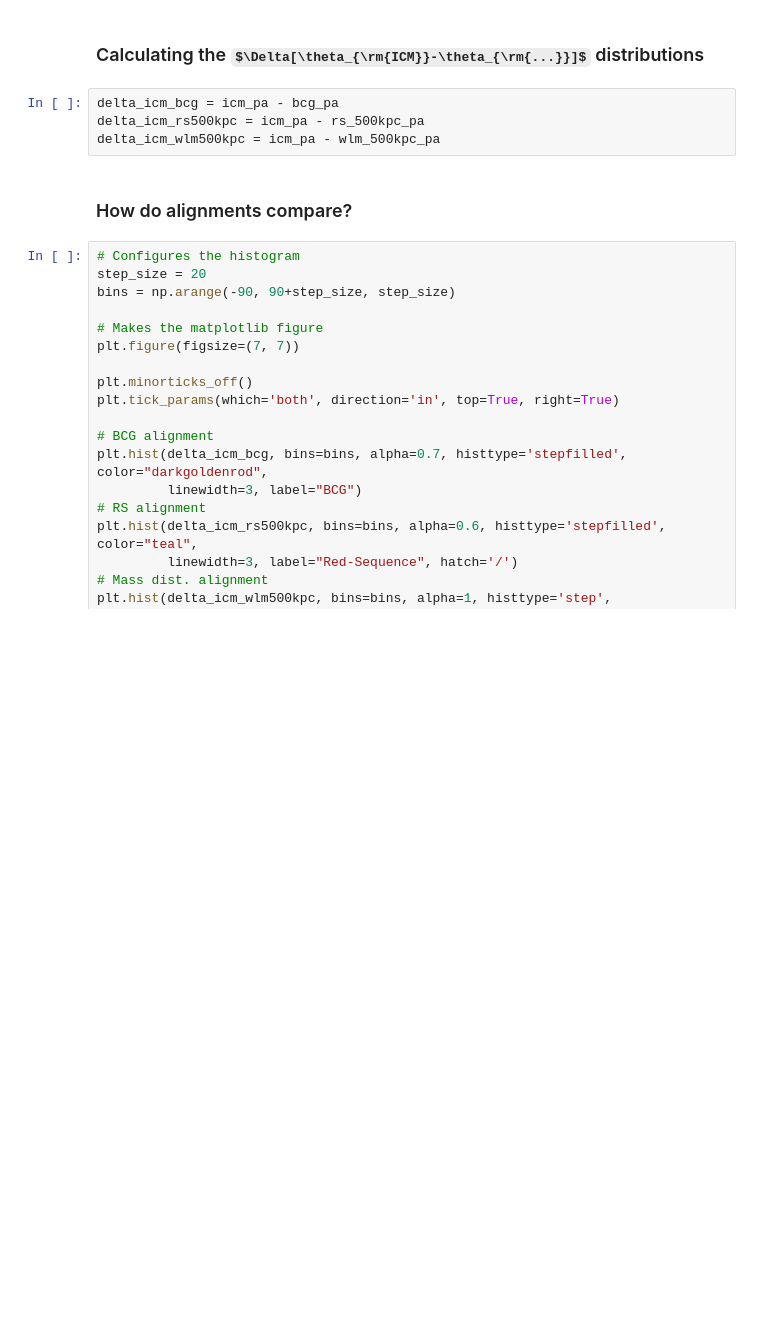
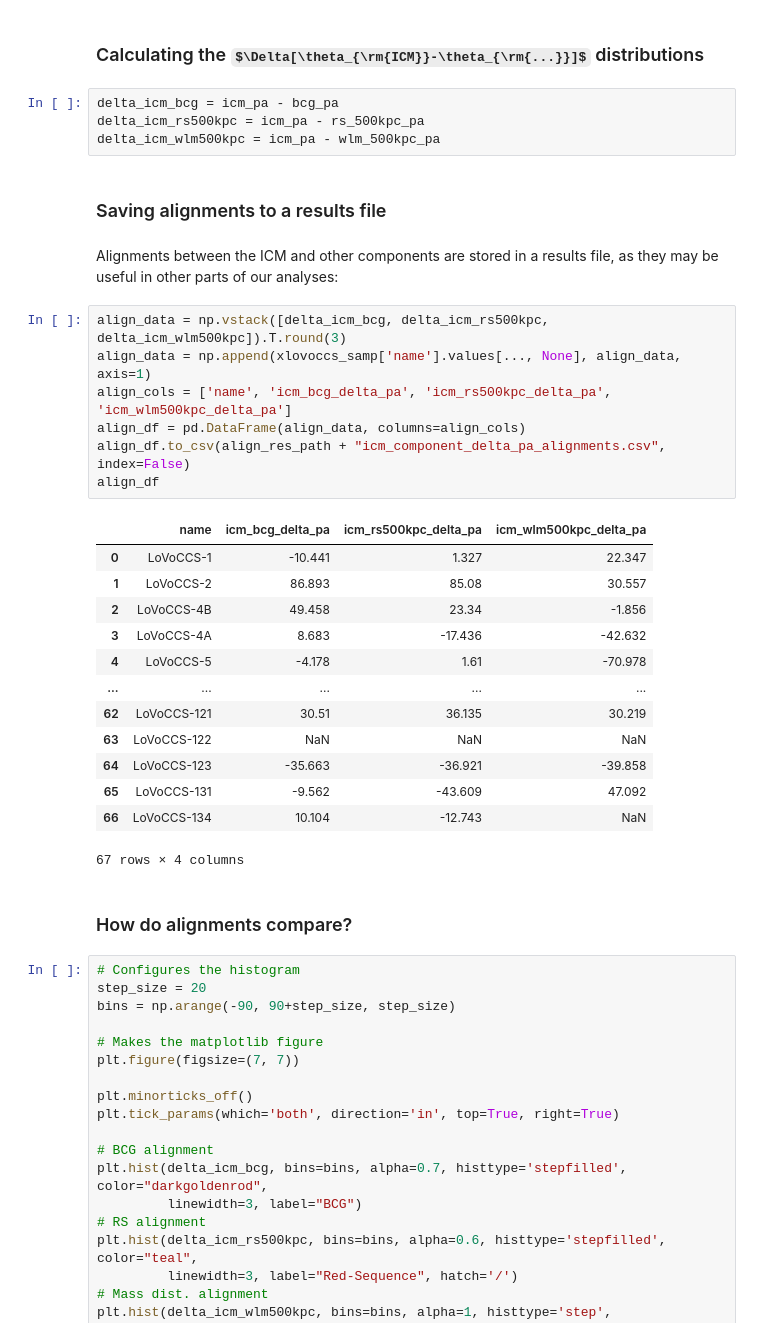
Before and after one commit to LoVoCCS/X-LoVoCCS-Analyses, a Jupyter notebook: notebooks/positions_and_morphology/compare_xray_bcg_redseq_mass_posang.ipynb, the cells around one changed output. Drawn from its saved outputs; the diff is of its cells as text; some formulas as TeX source; blank space fills up the shorter version.

Commit message:
Made a tiny change to the alignments notebook so that delta PA values are saved to a file

```diff
--- a/notebooks/positions_and_morphology/compare_xray_bcg_redseq_mass_posang.ipynb
+++ b/notebooks/positions_and_morphology/compare_xray_bcg_redseq_mass_posang.ipynb
@@ -270,6 +270,31 @@ We calculate the alignment of different galaxy cluster components with the hot i
 delta_icm_bcg = icm_pa - bcg_pa
 delta_icm_rs500kpc = icm_pa - rs_500kpc_pa
 delta_icm_wlm500kpc = icm_pa - wlm_500kpc_pa
+# %% [markdown]
+### Saving alignments to a results file
+# %% [markdown]
+Alignments between the ICM and other components are stored in a results file, as they may be useful in other parts of our analyses:
+# %%
+align_data = np.vstack([delta_icm_bcg, delta_icm_rs500kpc, delta_icm_wlm500kpc]).T.round(3)
+align_data = np.append(xlovoccs_samp['name'].values[..., None], align_data, axis=1)
+align_cols = ['name', 'icm_bcg_delta_pa', 'icm_rs500kpc_delta_pa', 'icm_wlm500kpc_delta_pa']
+align_df = pd.DataFrame(align_data, columns=align_cols)
+align_df.to_csv(align_res_path + "icm_component_delta_pa_alignments.csv", index=False)
+align_df
+# %% [output]
+|  | name | icm_bcg_delta_pa | icm_rs500kpc_delta_pa | icm_wlm500kpc_delta_pa |
+| 0 | LoVoCCS-1 | -10.441 | 1.327 | 22.347 |
+| 1 | LoVoCCS-2 | 86.893 | 85.08 | 30.557 |
+| 2 | LoVoCCS-4B | 49.458 | 23.34 | -1.856 |
+| 3 | LoVoCCS-4A | 8.683 | -17.436 | -42.632 |
+| 4 | LoVoCCS-5 | -4.178 | 1.61 | -70.978 |
+| ... | ... | ... | ... | ... |
+| 62 | LoVoCCS-121 | 30.51 | 36.135 | 30.219 |
+| 63 | LoVoCCS-122 | NaN | NaN | NaN |
+| 64 | LoVoCCS-123 | -35.663 | -36.921 | -39.858 |
+| 65 | LoVoCCS-131 | -9.562 | -43.609 | 47.092 |
+| 66 | LoVoCCS-134 | 10.104 | -12.743 | NaN |
+67 rows × 4 columns
 # %% [markdown]
 ### How do alignments compare?
 # %%
```
Also changed, not shown: 6 other files.
